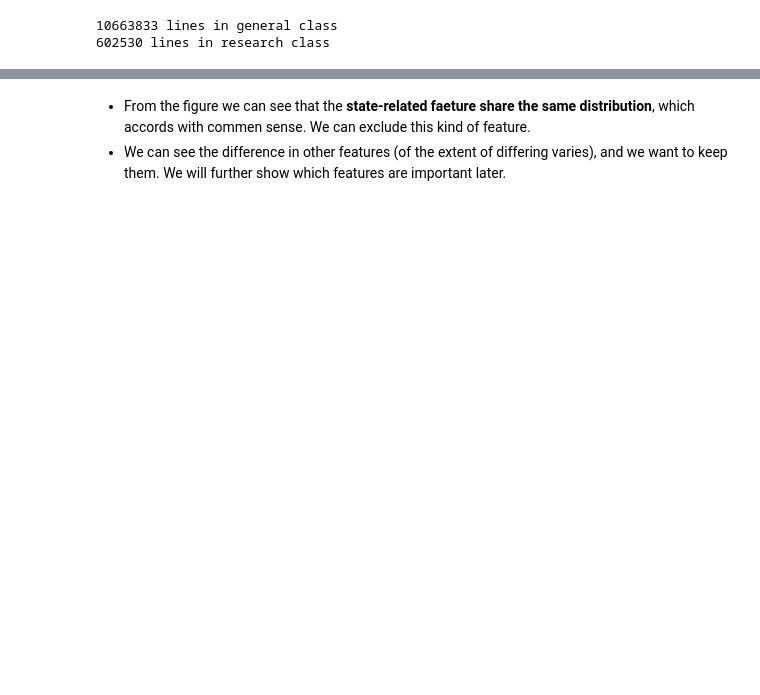
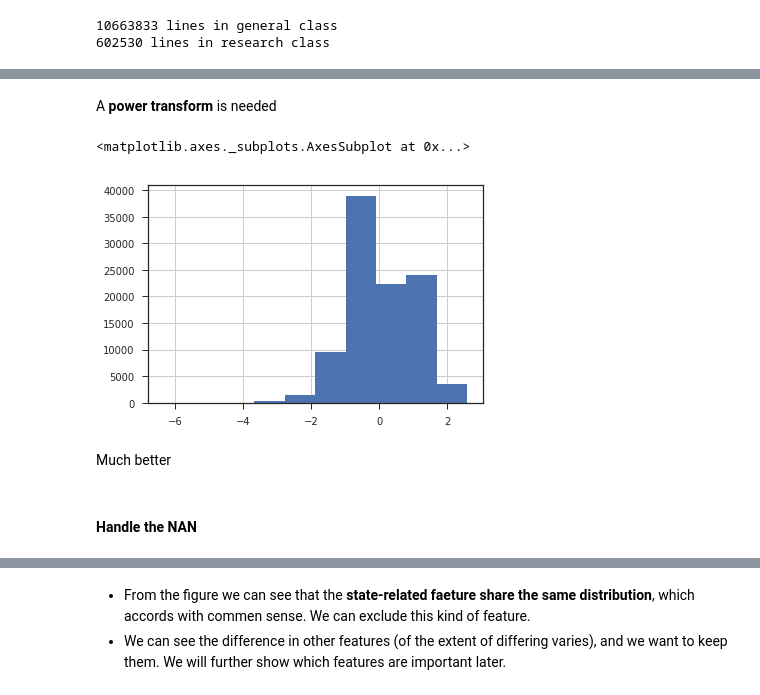
Before and after one commit to ZhaobinMo/COMS-W4995-Applied-ML, a Jupyter notebook: HW3/HW3.ipynb, the cells around one changed output, grey strips where cells are left out. Cells and saved outputs as stored; diff of their text form; code cells hidden in the pictures; blank space fills up the shorter version.

```diff
--- a/HW3/HW3.ipynb
+++ b/HW3/HW3.ipynb
@@ -230,0 +231,15 @@ XY.head()
+# %% [markdown]
+A **power transform** is needed
+# %%
+pt = PowerTransformer(method='box-cox')
+pt.fit(XY.Total_Amount_of_Payment_USDollars.values.reshape(-1,1))
+XY['Total_Amount_of_Payment_USDollars'] = \
+    pt.transform(XY.Total_Amount_of_Payment_USDollars.values.reshape(-1,1))
+XY.Total_Amount_of_Payment_USDollars.hist()
+# %% [output]
+<matplotlib.axes._subplots.AxesSubplot at 0x...>
+[figure, added]
+# %% [markdown]
+Much better
+# %% [markdown]
+#### Handle the NAN
```
Also changed, not shown: parts of 23 cells of this notebook.
